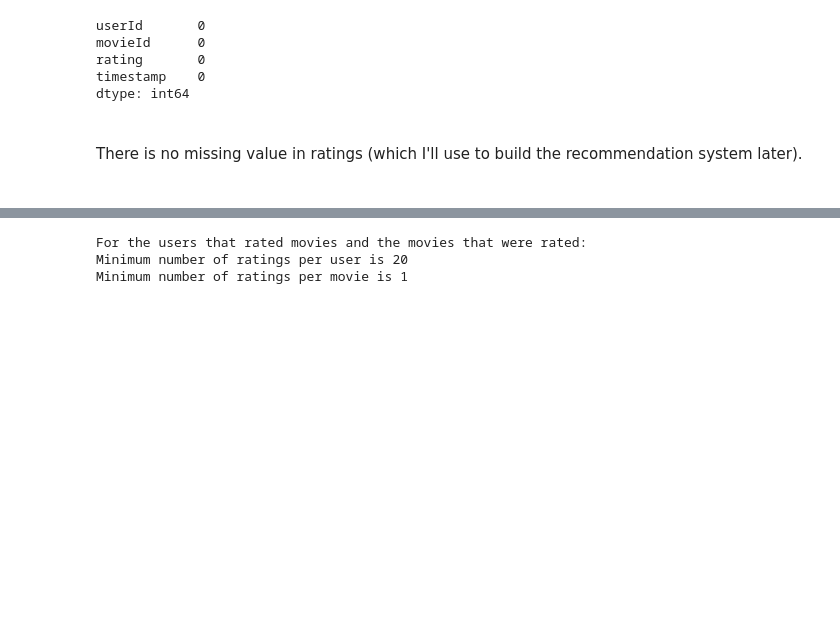
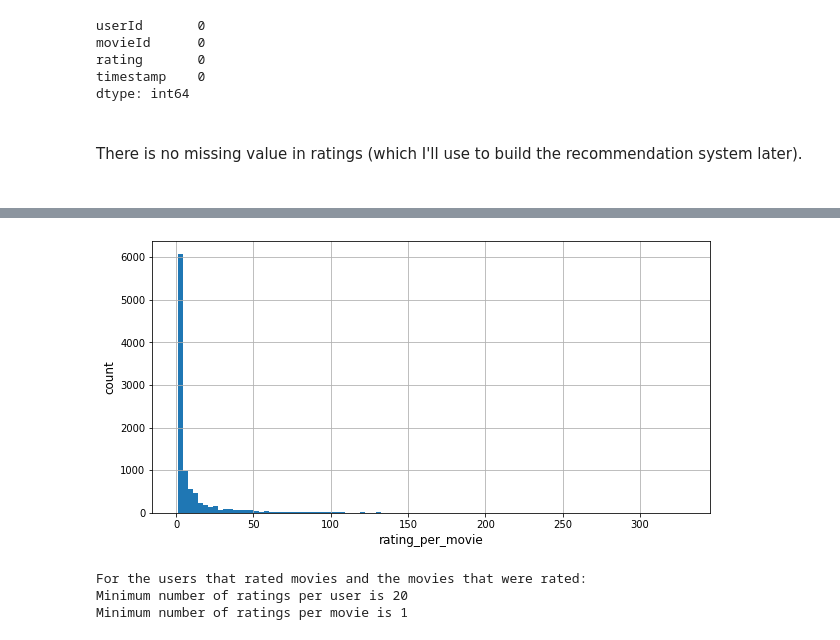
Before and after one commit to llfthu/movie-recommendation, a Jupyter notebook: movie_recommendation.ipynb, the cells around one changed output, grey strips where cells are left out. Drawn from its saved outputs; the diff is of its cells as text; code cells hidden in the pictures; blank space fills up the shorter version.

```diff
--- a/movie_recommendation.ipynb
+++ b/movie_recommendation.ipynb
@@ -161 +198,9 @@ dtype: int64
+# %%
+ax = rating_per_movie.hist('count',bins=100,figsize=(10,5))
+plt.xlabel('rating_per_movie', fontsize=12)
+plt.ylabel('count', fontsize=12)
+plt.title('')
+plt.show()
+# %% [output]
+[figure, added]
 # %%
```
Also changed, not shown: parts of 23 cells of this notebook.
